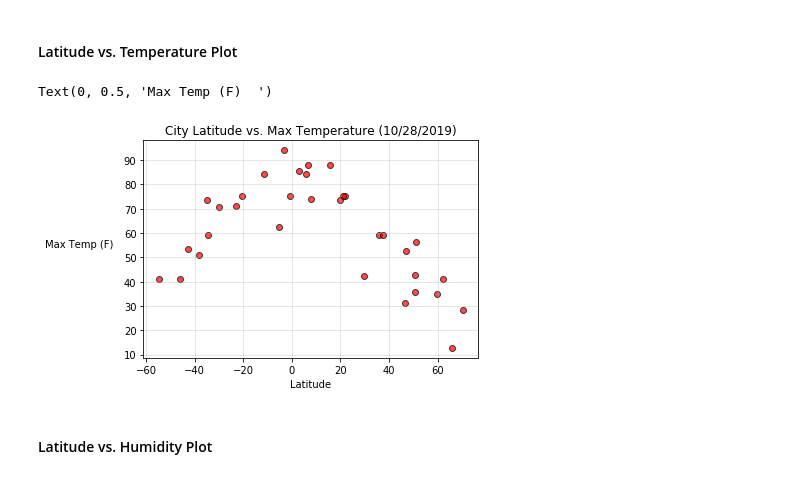
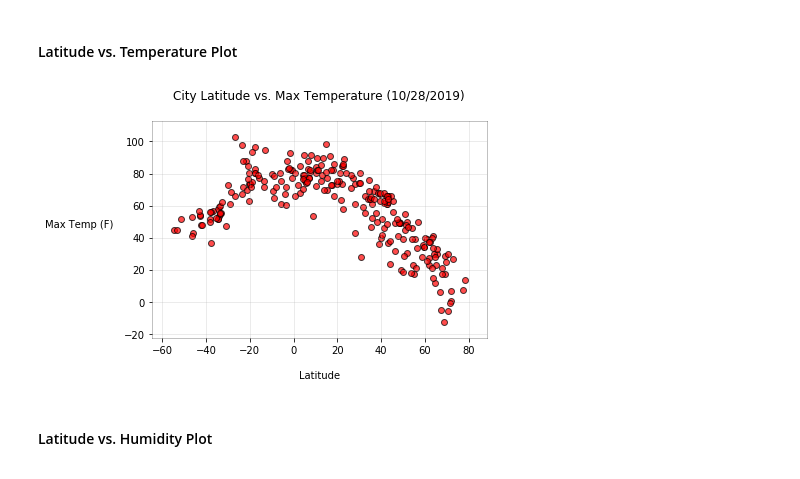
Before and after one commit to scottinsactown/Python-API-Worldwide-Weather, a Jupyter notebook: Weatherpy/WeatherPy.ipynb, the cells around one changed output. Cells and saved outputs as stored; diff of their text form; code cells hidden in the pictures.

Commit message:
first chart done

```diff
--- a/Weatherpy/WeatherPy.ipynb
+++ b/Weatherpy/WeatherPy.ipynb
@@ -36,8 +36,8 @@ lat_lngs = []
 cities = []
 
 # Create a set of random lat and lng combinations
-lats = np.random.uniform(low=-90.000, high=90.000, size=40) #bump back up to 1500
-lngs = np.random.uniform(low=-180.000, high=180.000, size=40) #bump back up to 1500
+lats = np.random.uniform(low=-90.000, high=90.000, size=500) #bump back up to 1500
+lngs = np.random.uniform(low=-180.000, high=180.000, size=500) #bump back up to 1500
 lat_lngs = zip(lats, lngs)
 
 # Identify nearest city for each lat, lng combination
@@ -165,26 +172,29 @@ weather_data.to_csv("weather data.csv", encoding='utf-8', index=False)
 # %% [markdown]
 #### Latitude vs. Temperature Plot
 # %%
-#time module imported - what does it do?
-#scatter plot lat on x, max temp on y
-#date built into chart
+# Create plot
+fig, ax = plt.subplots()
 x_axis= weather_data['Lat']
 y_axis= weather_data['Max Temp']
 plt.scatter(x_axis,y_axis, marker ="o", facecolors ="red",edgecolors='black',alpha=.7)
-# Set a grid on the plot
-plt.grid(alpha=.4)
-weather_date = datetime.datetime.utcfromtimestamp(date[0])
-plt.title(f"City Latitude vs. Max Temperature ({weather_date.strftime('%m/%d/%Y')})")
-# # Create labels for the X and Y axis
-plt.xlabel("Latitude")
+plt.xlim(min(x_axis)-10,max(x_axis)+10)
+plt.ylim(min(y_axis)-10,max(y_axis)+10)
+
+# Add chart elements
+plt.grid(alpha=.3)
+plt.title(f"City Latitude vs. Max Temperature ({weather_date.strftime('%m/%d/%Y')})\n",weight='medium')
+plt.xlabel("\nLatitude")
 plt.ylabel("Max Temp (F)  ",ha='right',rotation =0)
-# Set your x and y limits
-# plt.xlim(0, 10)
-# plt.ylim(-1, 1)
-# plt.savefig("Lat_vs_Max_temp.png")
+
+# Additional viz adjustments
+ax.spines['top'].set_alpha(alpha=.3)
+ax.spines['right'].set_alpha(alpha=.3)
+ax.spines['left'].set_alpha(alpha=.3)
+ax.spines['bottom'].set_alpha(alpha=.3)
+
+plt.savefig("Lat_vs_Max_temp.png")
 # %% [output]
-Text(0, 0.5, 'Max Temp (F)  ')
-[figure, old version]
+[figure, new version]
 # %% [markdown]
 #### Latitude vs. Humidity Plot
 # %%
```
Also changed, not shown: parts of 4 cells of this notebook.
